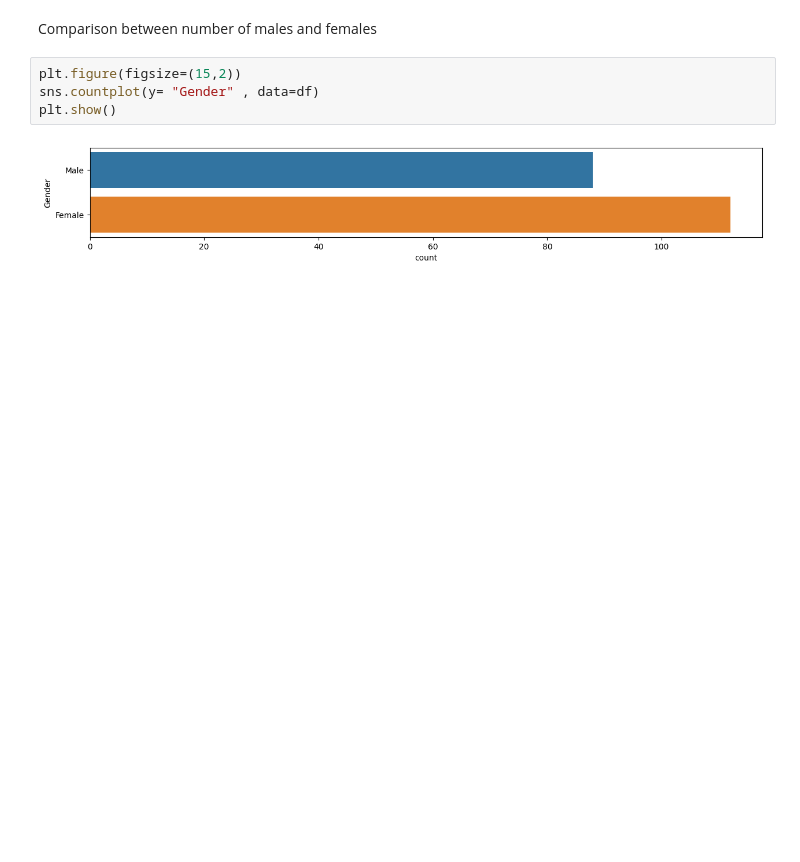
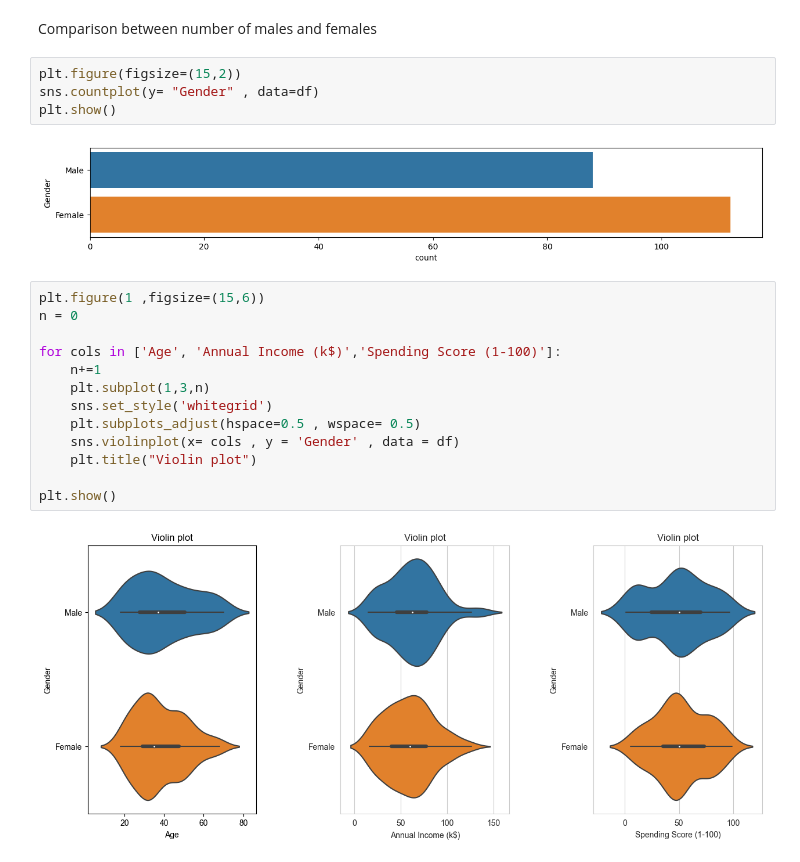
Before and after one commit to anzykenya/Customer-Segmenation, a Jupyter notebook: MallSegmentation.ipynb, the cells around one changed output. Drawn from its saved outputs; the diff is of its cells as text; blank space fills up the shorter version.

Commit message:
Data analysis completion

```diff
--- a/MallSegmentation.ipynb
+++ b/MallSegmentation.ipynb
@@ -110,3 +113,18 @@ sns.countplot(y= "Gender" , data=df)
 plt.show()
 # %% [output]
 [figure]
+# %%
+plt.figure(1 ,figsize=(15,6))
+n = 0
+
+for cols in ['Age', 'Annual Income (k$)','Spending Score (1-100)']:
+    n+=1
+    plt.subplot(1,3,n)
+    sns.set_style('whitegrid')
+    plt.subplots_adjust(hspace=0.5 , wspace= 0.5)
+    sns.violinplot(x= cols , y = 'Gender' , data = df)
+    plt.title("Violin plot")
+
+plt.show()
+# %% [output]
+[figure, added]
```
Also changed, not shown: parts of 14 cells of this notebook.
